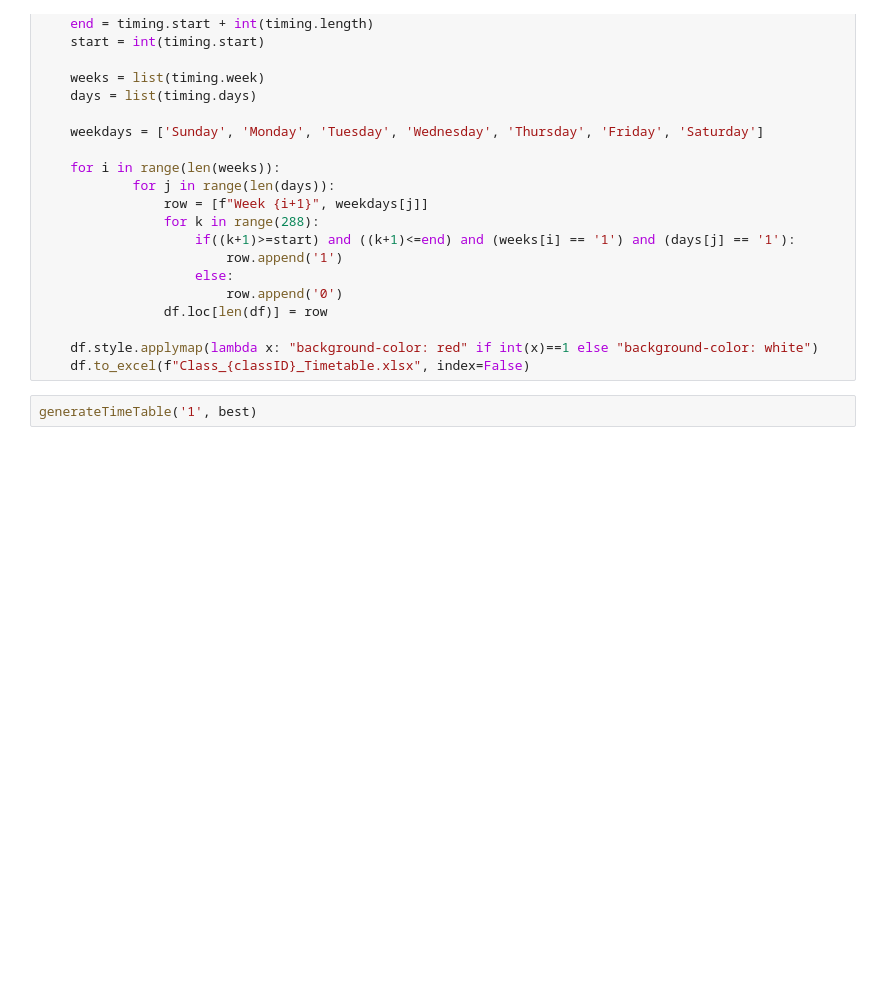
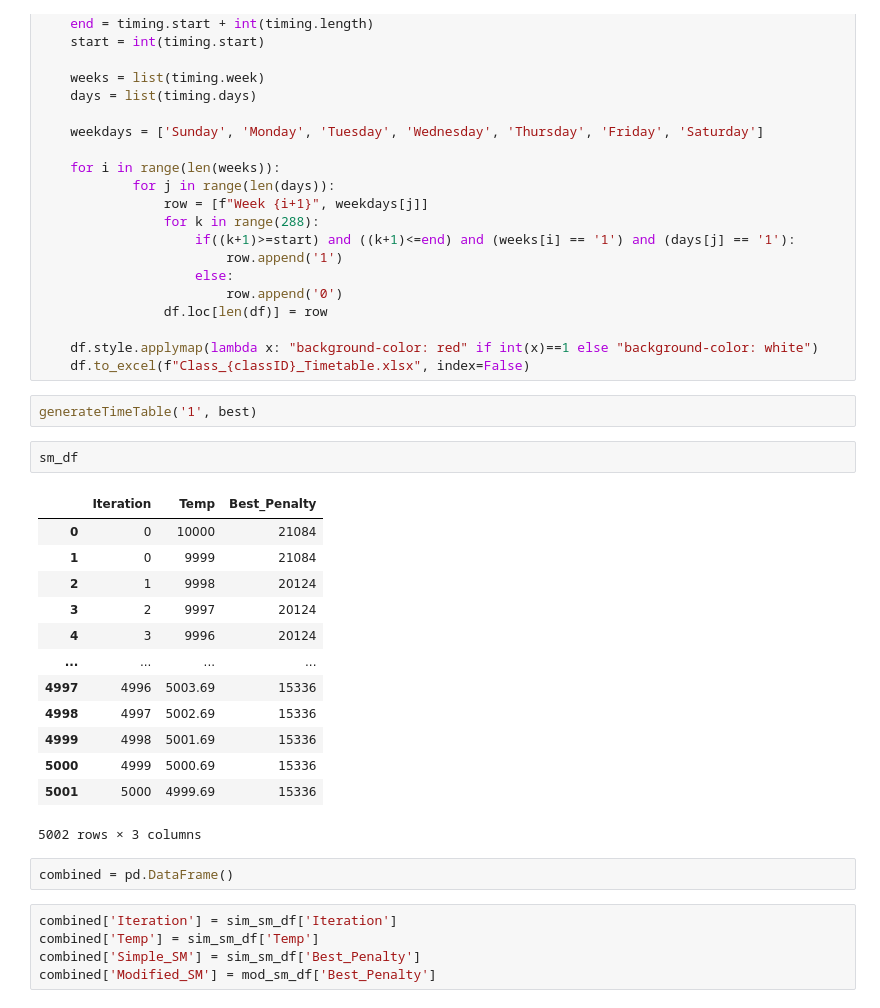
Before and after one commit to arun-baby/university-time-scheduling, a Jupyter notebook: Solver.ipynb, the cells around one changed output. Cells and saved outputs as stored; diff of their text form; blank space fills up the shorter version.

```diff
--- a/Solver.ipynb
+++ b/Solver.ipynb
@@ -683,3 +844,26 @@ def generateTimeTable(classID, solution):
     df.to_excel(f"Class_{classID}_Timetable.xlsx", index=False)
 # %%
 generateTimeTable('1', best)
+# %%
+sm_df
+# %% [output]
+|  | Iteration | Temp | Best_Penalty |
+| 0 | 0 | 10000 | 21084 |
+| 1 | 0 | 9999 | 21084 |
+| 2 | 1 | 9998 | 20124 |
+| 3 | 2 | 9997 | 20124 |
+| 4 | 3 | 9996 | 20124 |
+| ... | ... | ... | ... |
+| 4997 | 4996 | 5003.69 | 15336 |
+| 4998 | 4997 | 5002.69 | 15336 |
+| 4999 | 4998 | 5001.69 | 15336 |
+| 5000 | 4999 | 5000.69 | 15336 |
+| 5001 | 5000 | 4999.69 | 15336 |
+5002 rows × 3 columns
+# %%
+combined = pd.DataFrame()
+# %%
+combined['Iteration'] = sim_sm_df['Iteration']
+combined['Temp'] = sim_sm_df['Temp']
+combined['Simple_SM'] = sim_sm_df['Best_Penalty']
+combined['Modified_SM'] = mod_sm_df['Best_Penalty']
```
Also changed, not shown: parts of 17 cells of this notebook, 4 other files.
